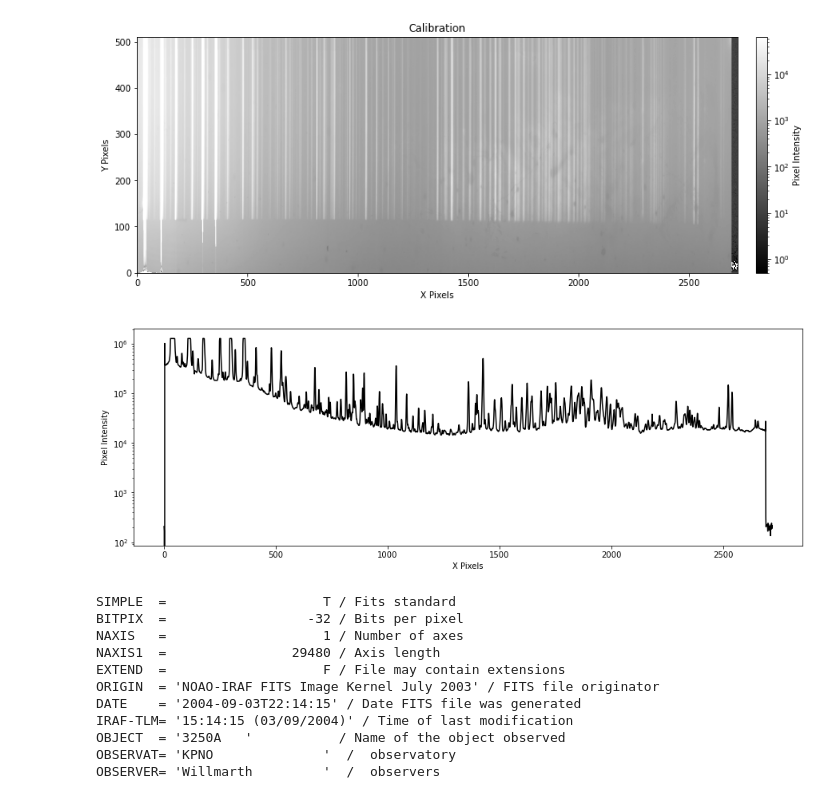
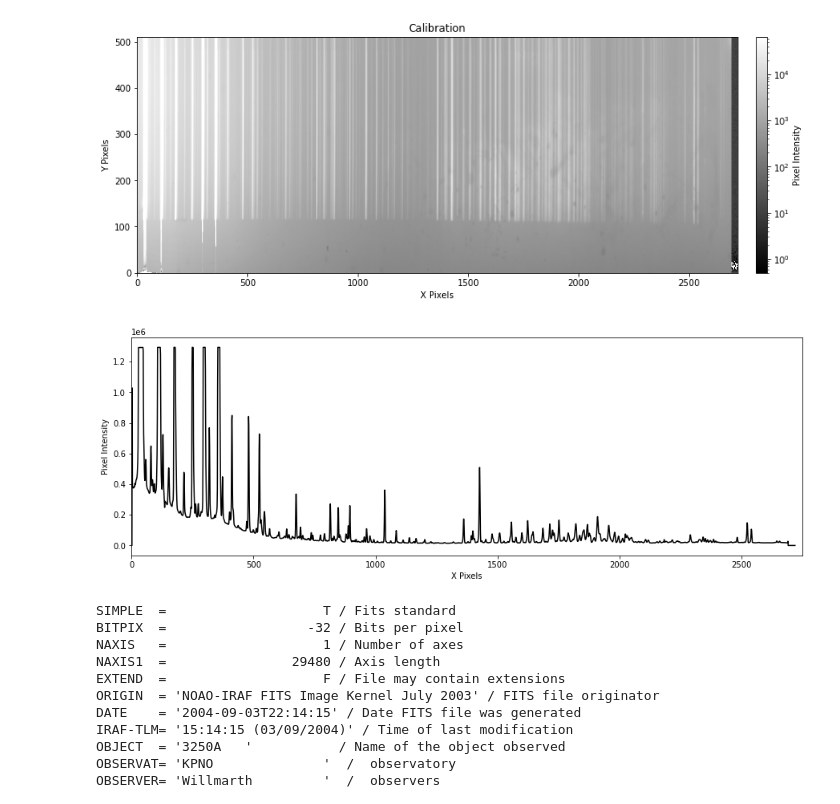
Before and after one commit to astronamanj/641_Observational_Techniques, a Jupyter notebook: omm_spectograph/calibration.ipynb, the cells around one changed output. Cells and saved outputs as stored; diff of their text form; code cells hidden in the pictures.

```diff
--- a/omm_spectograph/calibration.ipynb
+++ b/omm_spectograph/calibration.ipynb
@@ -45,12 +45,12 @@ DISPAXIS=                    1  / Direction spectrale
 # %%
 arc_spectrum = fn.spectrum(arc, 300, 20)
 
 fig, ax = plt.subplots(figsize=(15, 5))
 ax.plot(arc_spectrum, color='black')
 ax.set_xlabel('X Pixels')
 ax.set_ylabel('Pixel Intensity')
-ax.set_yscale('log')
-#ax.set_ylim(1.7e4, 1.75e4)
+#ax.set_yscale('log')
+ax.set_xlim(0, 2750)
 plt.show()
 # %% [output]
-[figure, old version]
+[figure, new version]
```
Also changed, not shown: parts of 7 cells of this notebook, 5 other files.
